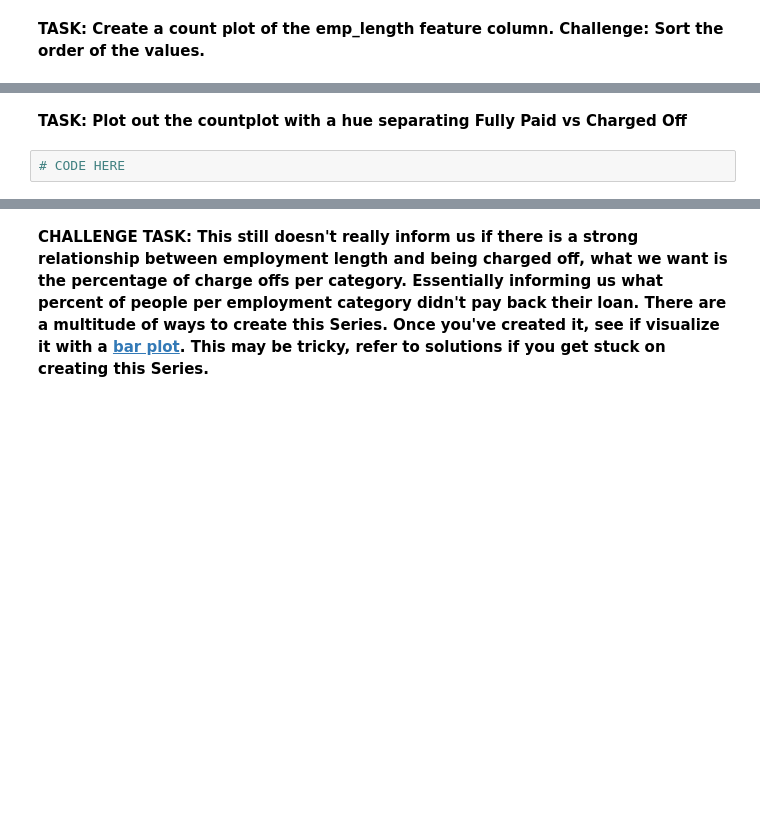
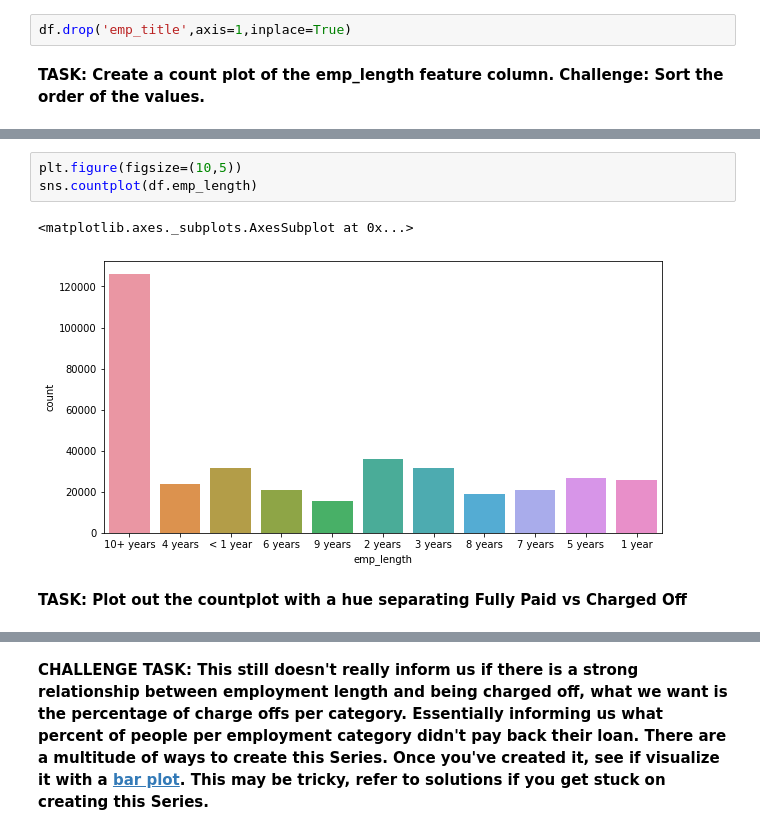
Before and after one commit to Ali-Asgar-Lakdawala/Tensorflow-2-and-Keras-Deep-Learning, a Jupyter notebook: 03_Keras_Project_Exercise.ipynb, the cells around one changed output, grey strips where cells are left out. Saved outputs shown, nothing was run; the diff lists cells and outputs as text; blank space fills up the shorter version.

```diff
--- a/03_Keras_Project_Exercise.ipynb
+++ b/03_Keras_Project_Exercise.ipynb
@@ -555,2 +544,4 @@ Name: emp_title, Length: 173105, dtype: int64
+# %%
+df.drop('emp_title',axis=1,inplace=True)
 # %% [markdown]
 **TASK: Create a count plot of the emp_length feature column. Challenge: Sort the order of the values.**
@@ -576,4 +563,8 @@ Name: emp_title, Length: 173105, dtype: int64
+# %%
+plt.figure(figsize=(10,5))
+sns.countplot(df.emp_length)
+# %% [output]
+<matplotlib.axes._subplots.AxesSubplot at 0x...>
+[figure, added]
 # %% [markdown]
 **TASK: Plot out the countplot with a hue separating Fully Paid vs Charged Off**
-# %%
-# CODE HERE
```
Also changed, not shown: parts of 153 cells of this notebook.
